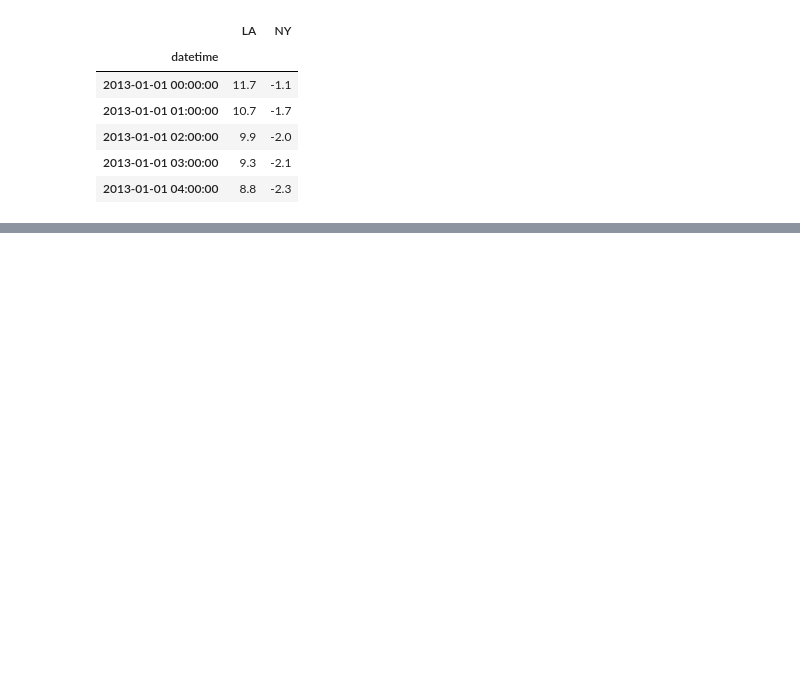
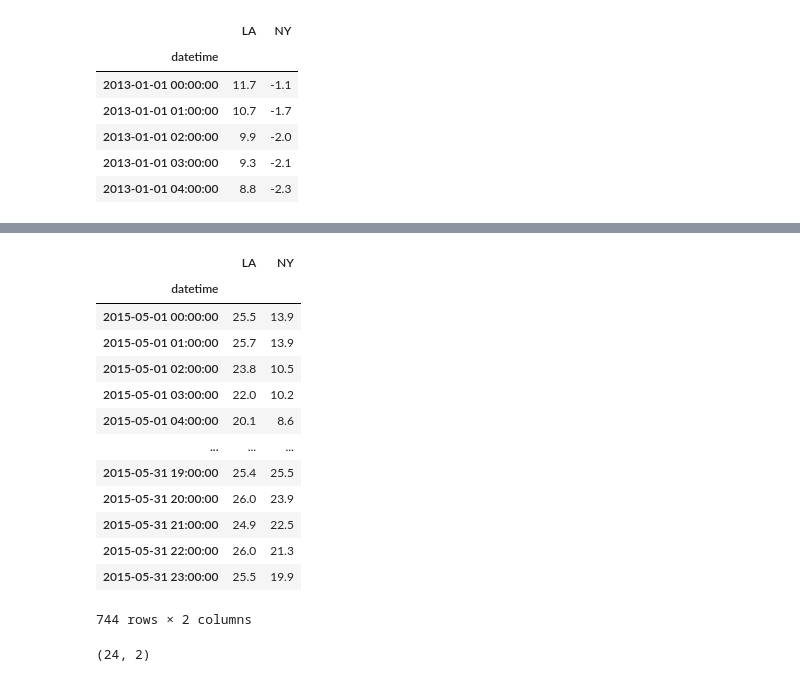
Before and after one commit to DheyaAlqaderi/TechnicalAnalysis-Gold-ML, a Jupyter notebook: Exercises_Python.ipynb, the cells around one changed output, grey strips where cells are left out. Drawn from its saved outputs; the diff is of its cells as text; code cells hidden in the pictures; blank space fills up the shorter version.

```diff
--- a/Exercises_Python.ipynb
+++ b/Exercises_Python.ipynb
@@ -129,0 +184,21 @@ pd.to_datetime(['2023-10-01', '2020-10-05', 'Dheya', 'hello'], errors='co')
+# %%
+temp3.loc['2015-05']
+# %% [output]
+|  | LA | NY |
+| datetime |  |  |
+| 2015-05-01 00:00:00 | 25.5 | 13.9 |
+| 2015-05-01 01:00:00 | 25.7 | 13.9 |
+| 2015-05-01 02:00:00 | 23.8 | 10.5 |
+| 2015-05-01 03:00:00 | 22.0 | 10.2 |
+| 2015-05-01 04:00:00 | 20.1 | 8.6 |
+| ... | ... | ... |
+| 2015-05-31 19:00:00 | 25.4 | 25.5 |
+| 2015-05-31 20:00:00 | 26.0 | 23.9 |
+| 2015-05-31 21:00:00 | 24.9 | 22.5 |
+| 2015-05-31 22:00:00 | 26.0 | 21.3 |
+| 2015-05-31 23:00:00 | 25.5 | 19.9 |
+744 rows × 2 columns
+# %%
+temp3.loc['2015-05-20'].shape
+# %% [output]
+(24, 2)
```
Also changed, not shown: parts of 9 cells of this notebook.
